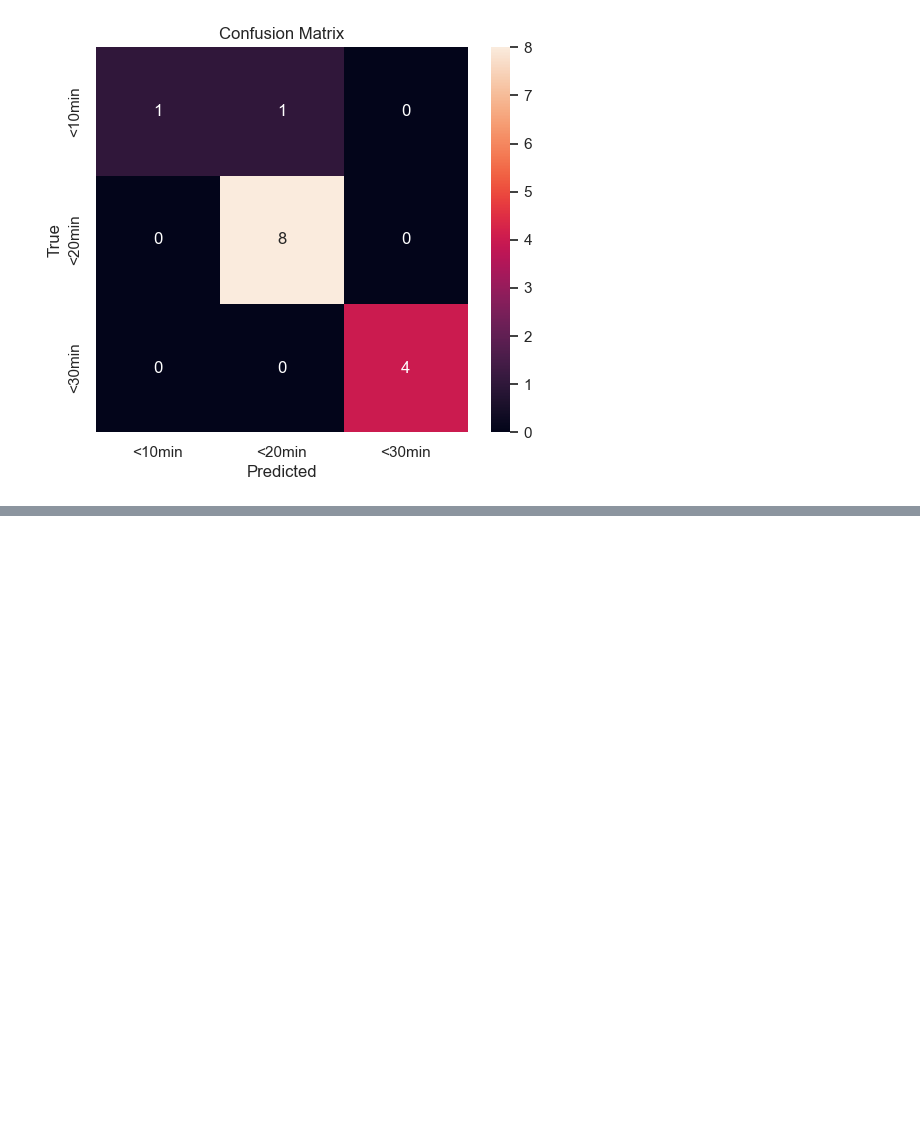
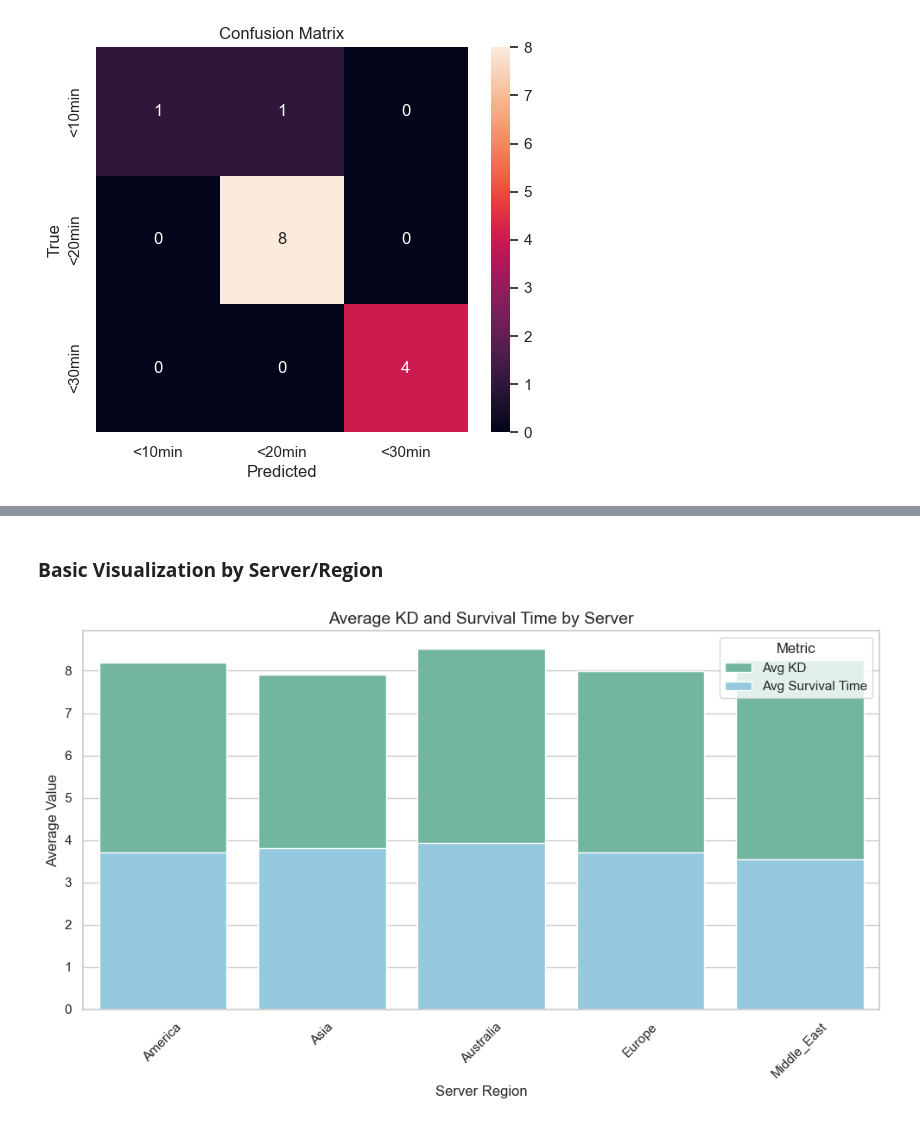
Before and after one commit to osctoss/Battle_Royale_Predictions, a Jupyter notebook: BRPrediction.ipynb, the cells around one changed output, grey strips where cells are left out. Cells and saved outputs as stored; diff of their text form; code cells hidden in the pictures; blank space fills up the shorter version.

```diff
--- a/BRPrediction.ipynb
+++ b/BRPrediction.ipynb
@@ -156,0 +312,22 @@ weighted avg       0.94      0.93      0.92        14
+# %% [markdown]
+### **Basic Visualization by Server/Region**
+# %%
+import matplotlib.pyplot as plt
+import seaborn as sns
+
+sns.set_theme(style="whitegrid", palette="Set2")
+df_kd = df[['Server', 'KD', 'Experience']].dropna()
+server_stats = df_kd.groupby('Server').mean().reset_index()
+
+plt.figure(figsize=(10, 6))
+bar1 = sns.barplot(data=server_stats, x='Server', y='KD', label='Avg KD')
+bar2 = sns.barplot(data=server_stats, x='Server', y='Experience', color='skyblue', label='Avg Survival Time')
+plt.title('Average KD and Survival Time by Server', fontsize=14)
+plt.ylabel('Average Value')
+plt.xlabel('Server Region')
+plt.legend(title="Metric")
+plt.xticks(rotation=45)
+plt.tight_layout()
+plt.show()
+# %% [output]
+[figure, added]
```
Also changed, not shown: parts of 21 cells of this notebook.
